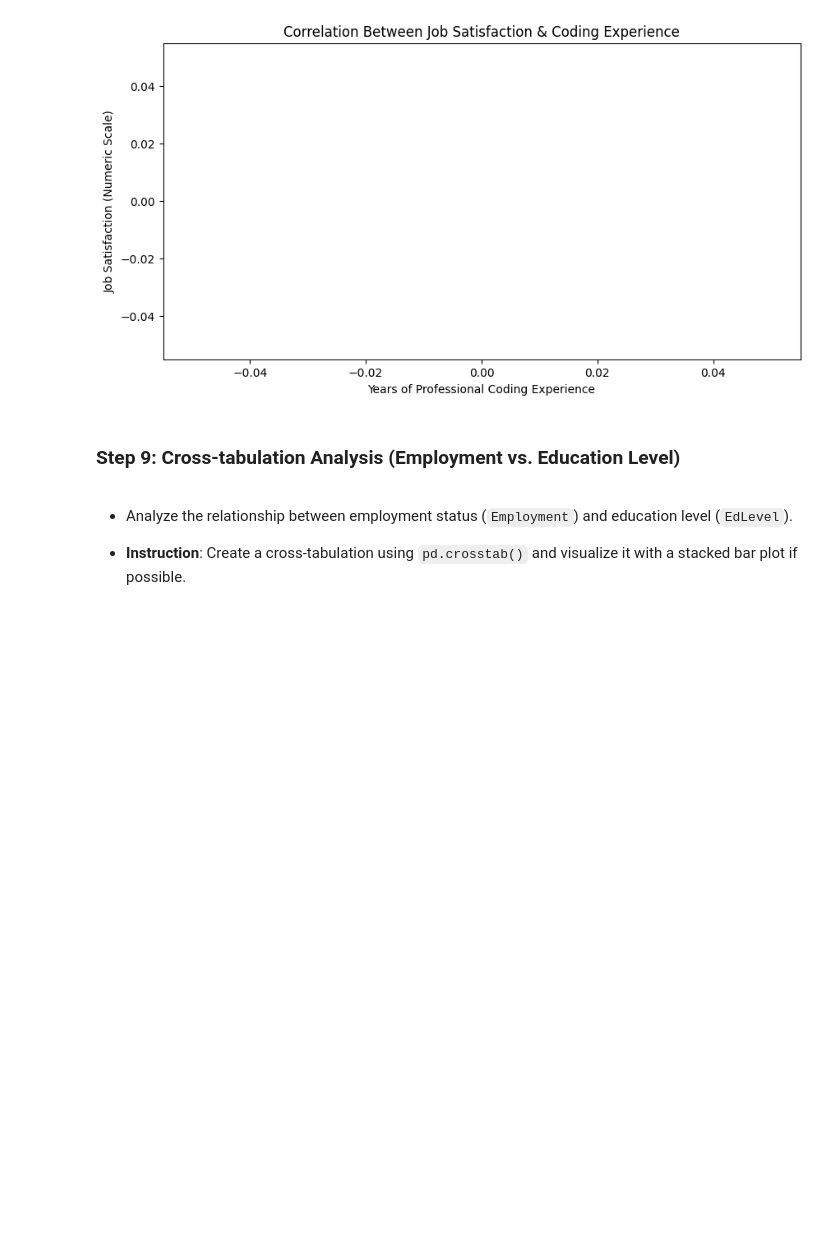
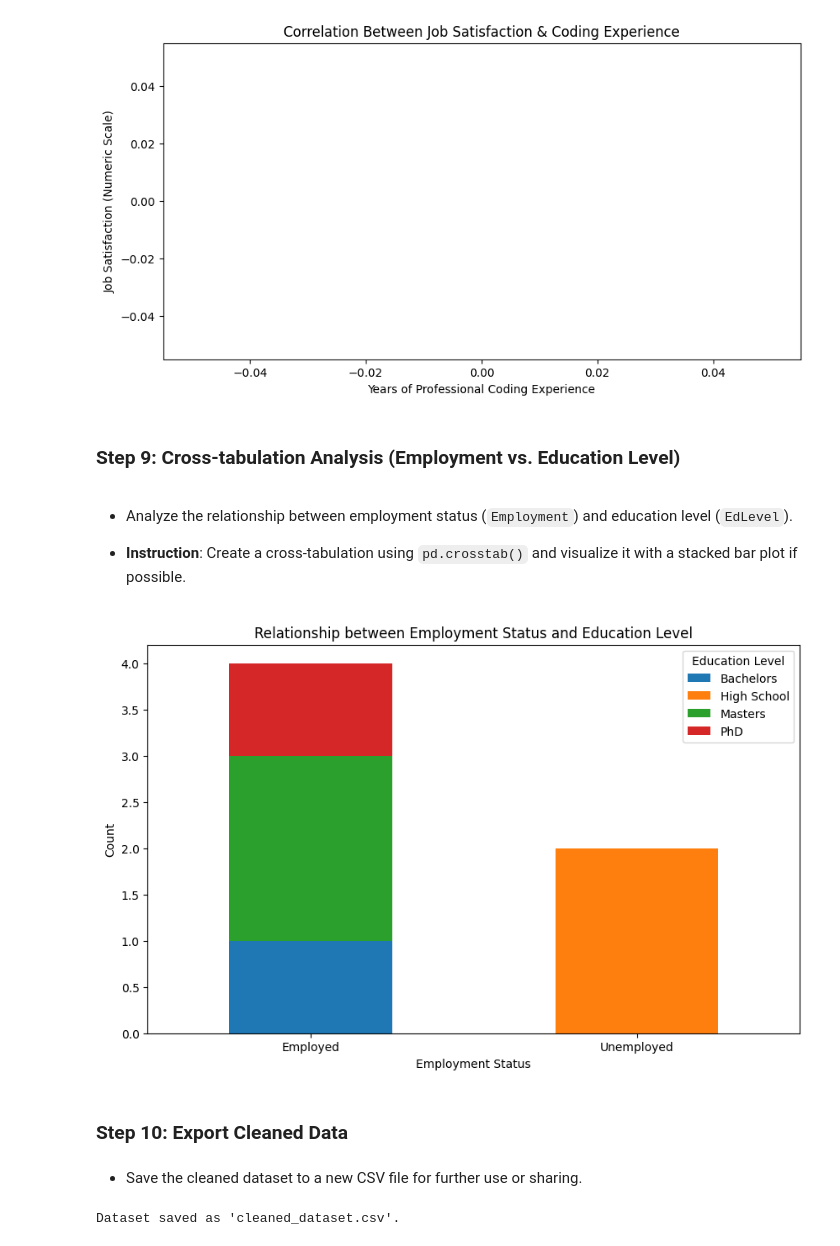
Before and after one commit to ElhassanGitUub/PyProj, a Jupyter notebook: Finding_How_The_Data_Is_Distributed.ipynb, the cells around one changed output. Drawn from its saved outputs; the diff is of its cells as text; code cells hidden in the pictures; blank space fills up the shorter version.

```diff
--- a/Finding_How_The_Data_Is_Distributed.ipynb
+++ b/Finding_How_The_Data_Is_Distributed.ipynb
@@ -432,3 +432,42 @@ plt.show()
 - Analyze the relationship between employment status (`Employment`) and education level (`EdLevel`).
 
 - **Instruction**: Create a cross-tabulation using `pd.crosstab()` and visualize it with a stacked bar plot if possible.
+# %%
+import pandas as pd
+import matplotlib.pyplot as plt
+
+# Example DataFrame (replace this with your actual data)
+data = {
+    'Employment': ['Employed', 'Unemployed', 'Employed', 'Unemployed', 'Employed', 'Employed'],
+    'EdLevel': ['Bachelors', 'High School', 'Masters', 'High School', 'PhD', 'Masters']
+}
+df = pd.DataFrame(data)
+
+# Create a cross-tabulation of Employment vs EdLevel
+cross_tab = pd.crosstab(df['Employment'], df['EdLevel'])
+
+# Plot the stacked bar chart
+cross_tab.plot(kind='bar', stacked=True, figsize=(10, 6))
+
+# Add labels and title
+plt.xlabel('Employment Status')
+plt.ylabel('Count')
+plt.title('Relationship between Employment Status and Education Level')
+plt.legend(title='Education Level', bbox_to_anchor=(1, 1))
+plt.xticks(rotation=0)  # Keep x-axis labels horizontal for readability
+
+# Display the plot
+plt.show()
+# %% [output]
+[figure, added]
+# %% [markdown]
+### Step 10: Export Cleaned Data
+# %% [markdown]
+- Save the cleaned dataset to a new CSV file for further use or sharing.
+# %%
+# Assuming 'df' is your cleaned DataFrame
+df.to_csv('cleaned_dataset.csv', index=False)
+
+print("Dataset saved as 'cleaned_dataset.csv'.")
+# %% [output]
+Dataset saved as 'cleaned_dataset.csv'.
```
Also changed, not shown: parts of 4 cells of this notebook.
